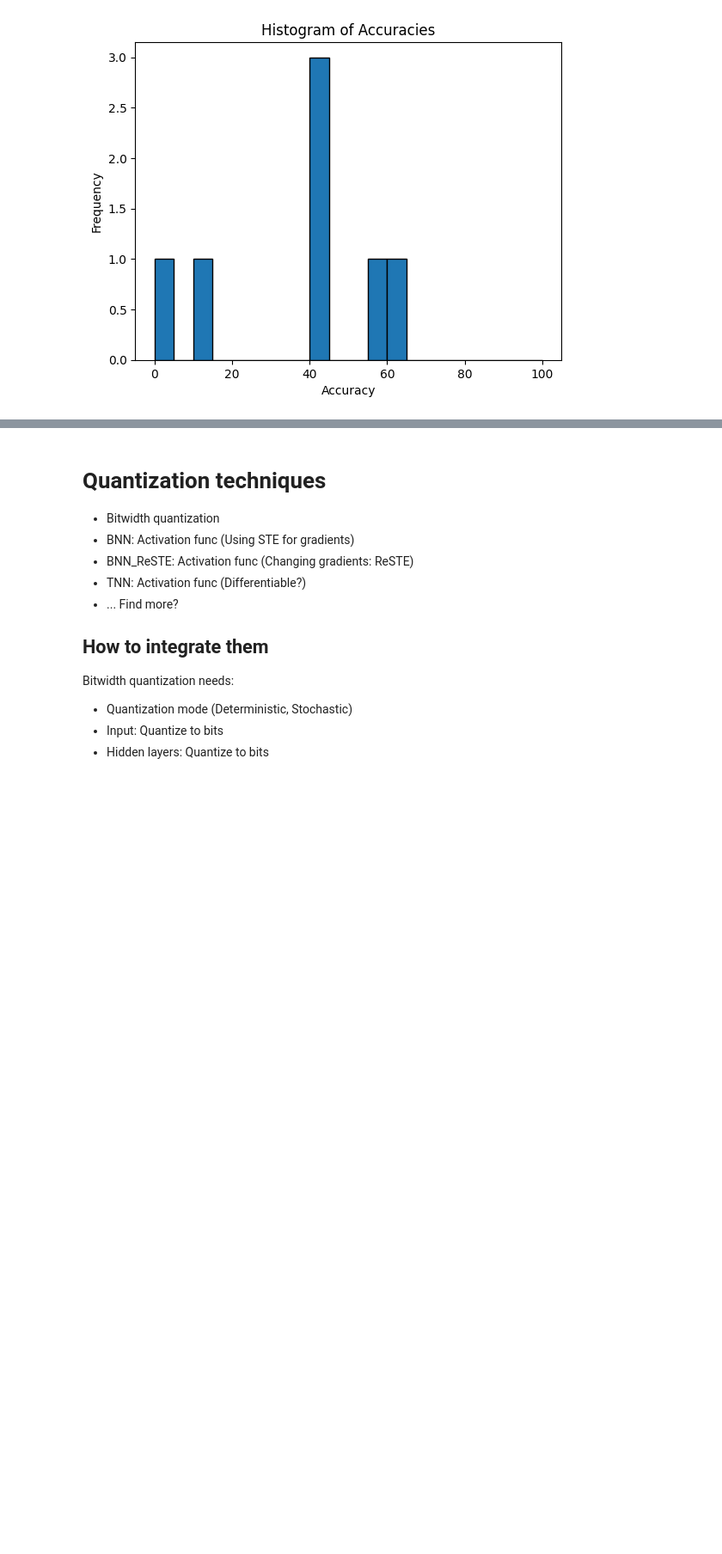
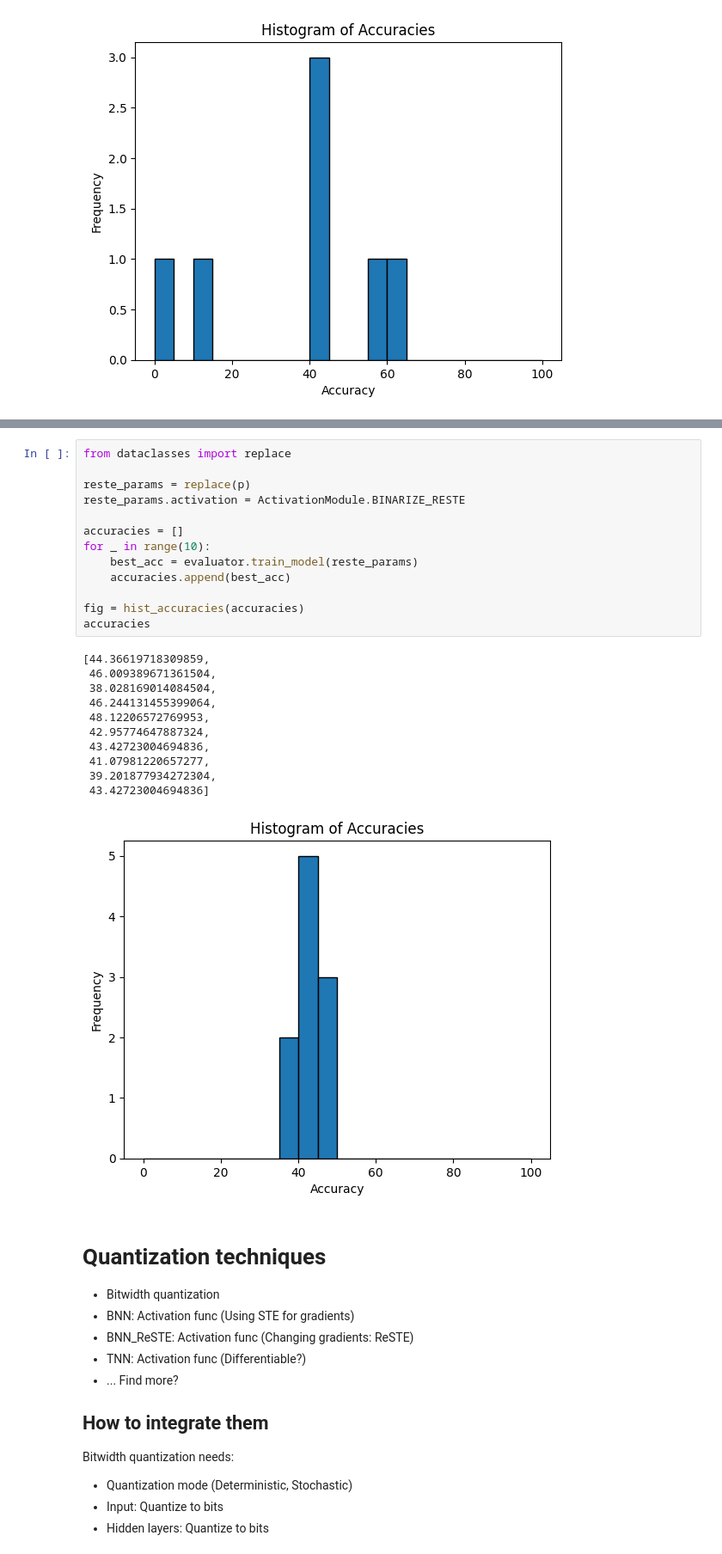
Before and after one commit to DiceNameIsMy/neural-networks-compression, a Jupyter notebook: src/notebooks/try_models.ipynb, the cells around one changed output, grey strips where cells are left out. Shown: that part at 86% size. Cells and saved outputs as stored; diff of their text form; blank space fills up the shorter version.

```diff
--- a/src/notebooks/try_models.ipynb
+++ b/src/notebooks/try_models.ipynb
@@ -86,3 +96,28 @@ accuracies
+# %%
+from dataclasses import replace
+
+reste_params = replace(p)
+reste_params.activation = ActivationModule.BINARIZE_RESTE
+
+accuracies = []
+for _ in range(10):
+    best_acc = evaluator.train_model(reste_params)
+    accuracies.append(best_acc)
+
+fig = hist_accuracies(accuracies)
+accuracies
+# %% [output]
+[44.36619718309859,
+ 46.009389671361504,
+ 38.028169014084504,
+ 46.244131455399064,
+ 48.12206572769953,
+ 42.95774647887324,
+ 43.42723004694836,
+ 41.07981220657277,
+ 39.201877934272304,
+ 43.42723004694836]
+[figure, added]
 # %% [markdown]
 # Quantization techniques
 
```
Also changed, not shown: parts of 3 cells of this notebook, 7 other files.
